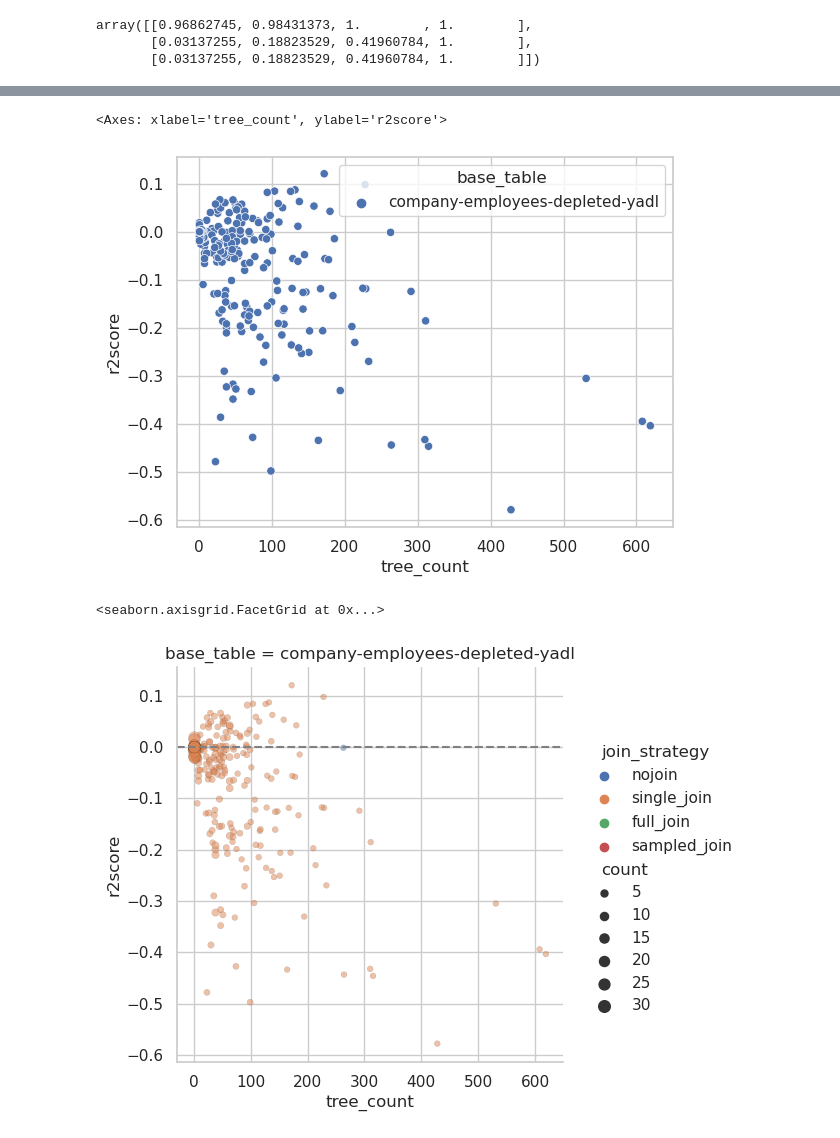
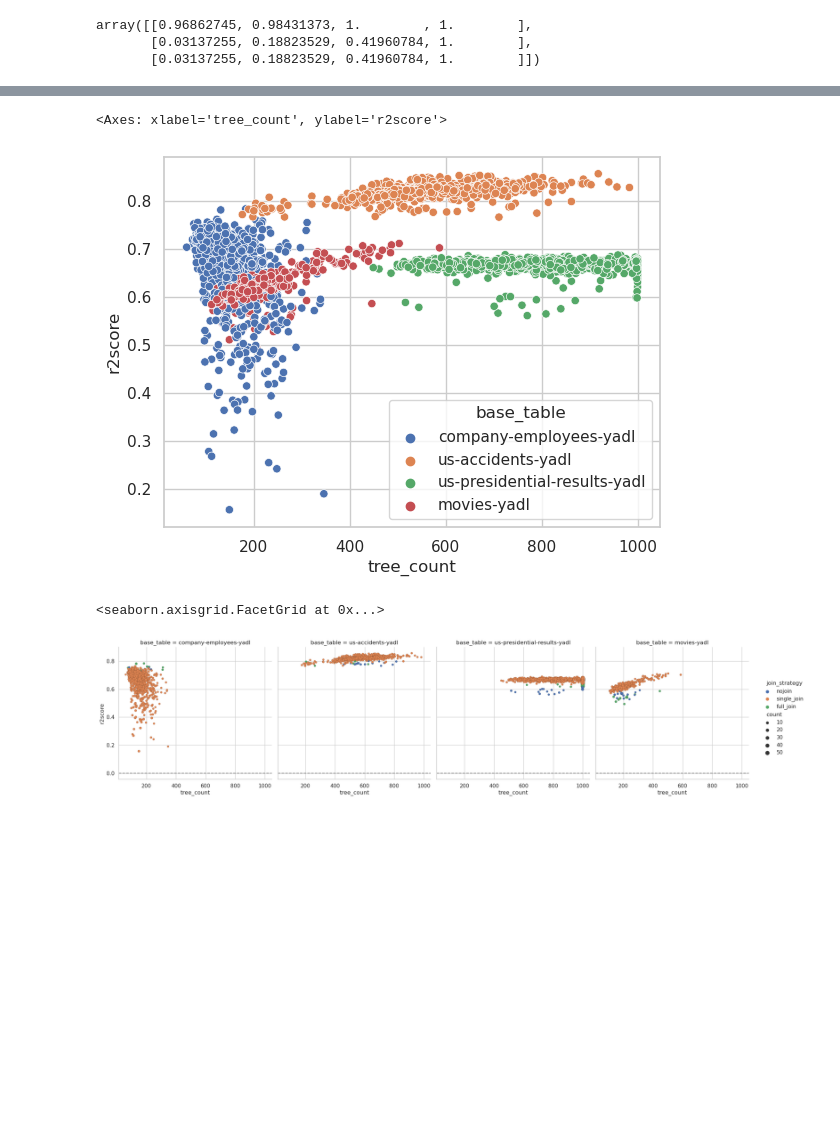
Before and after one commit to rcap107/retrieve-merge-predict, a Jupyter notebook: notebooks/Study candidate runs.ipynb, the cells around one changed output, grey strips where cells are left out. Drawn from its saved outputs; the diff is of its cells as text; code cells hidden in the pictures; blank space fills up the shorter version.

Commit message:
Updated notebook with new results.

```diff
--- a/notebooks/Study candidate runs.ipynb
+++ b/notebooks/Study candidate runs.ipynb
@@ -247,5 +249,5 @@ array([[0.96862745, 0.98431373, 1.        , 1.        ],
 # %%
-run_path = Path("results/logs/0133-35l1nf08")
+run_path = Path("results/logs/0141-he5r7o1h")
 run_name = run_path.stem
 df_raw, df_agg = read_logs(run_name)
 
@@ -291,0 +291,24 @@ plotting.prepare_plots(df_raw)
+# %%
+g = sns.catplot(
+    data=df_raw.sort("base_table").to_pandas(),
+    col="base_table",
+    hue="join_strategy",
+    y="r2score",
+    x="aggregation",
+    kind="strip",
+    edgecolor="black",
+    linewidth=0.1,
+    # hue_order=["nojoin", "single_join", "full_join"],
+    # palette=colors,
+)
+
+g = sns.catplot(
+    data=df_raw.sort("base_table").to_pandas(),
+    col="base_table",
+    hue="join_strategy",
+    y="r2score",
+    x="aggregation",
+    kind="box",
+    # hue_order=["nojoin", "single_join", "full_join"],
+    # palette=colors,
+)
@@ -304,7 +330,7 @@ shape: (5, 24)
 sns.scatterplot(data=df_raw.to_pandas(), x="tree_count", y="r2score", hue="base_table")
 # %% [output]
 <Axes: xlabel='tree_count', ylabel='r2score'>
-[figure, old version]
+[figure, new version]
 # %%
 _df = df_raw.groupby("tree_count").agg(
     pl.count().alias("count")
@@ -312,22 +338,21 @@ _df = df_raw.groupby("tree_count").agg(
 # %%
 g = sns.relplot(
     data=_df.to_pandas(),
     col="base_table",
     hue="join_strategy",
     y="r2score",
     x="tree_count",
     size="count",
     kind="scatter",
     edgecolor="black",
     linewidth=0.1,
-    hue_order=["nojoin", "single_join", "full_join", "sampled_join"],
-    alpha=0.5
+    hue_order=["nojoin", "single_join", "full_join"],
     # palette=colors,
 )
 g.refline(y=0)
 # %% [output]
 <seaborn.axisgrid.FacetGrid at 0x...>
-[figure, old version]
+[figure, new version]
 # %%
 df_ = (
     df_raw.with_columns(
```
Also changed, not shown: parts of 22 cells of this notebook.
